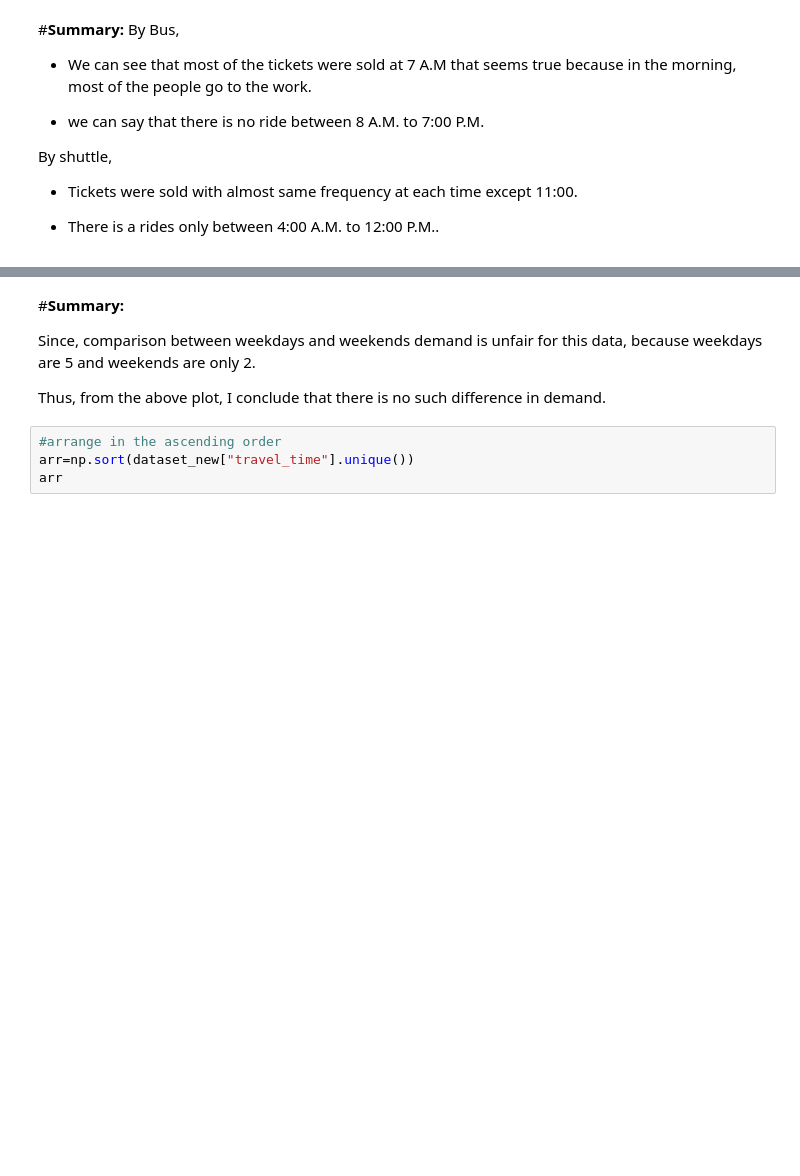
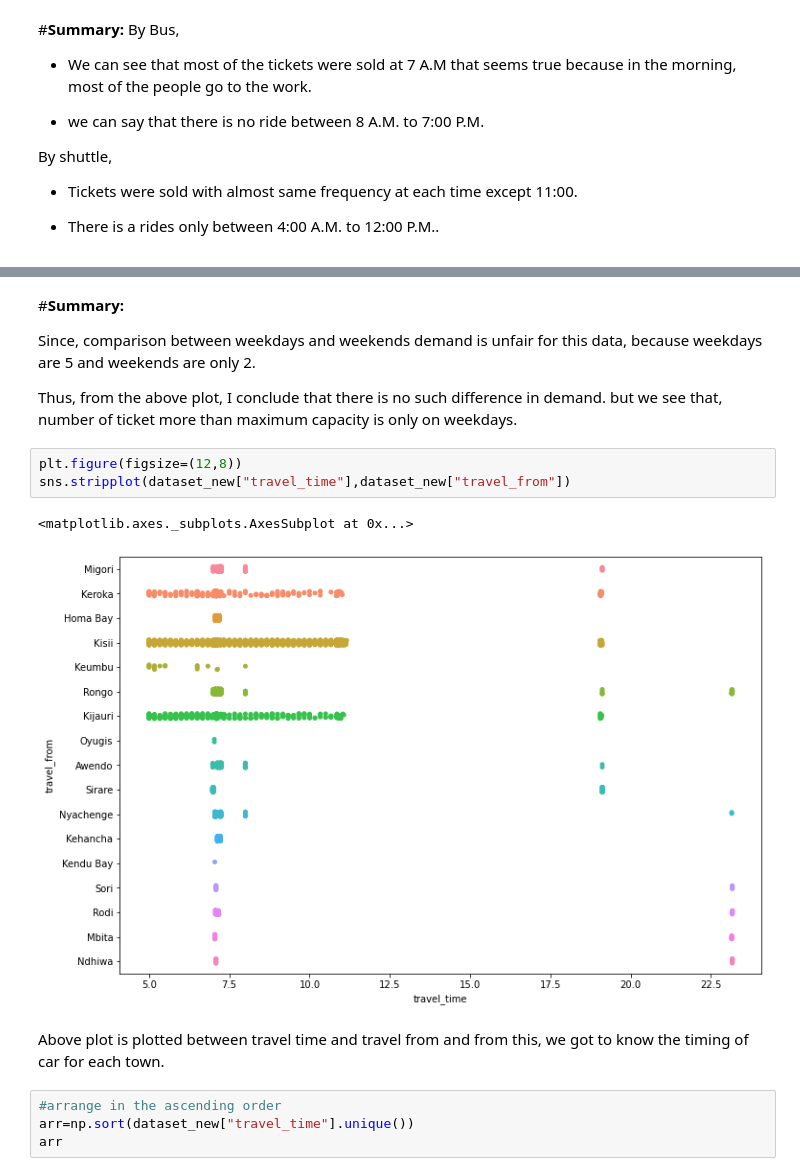
Before and after one commit to Shreya-data/Transport-Demand-Prediction, a Jupyter notebook: Untitled14.ipynb, the cells around one changed output, grey strips where cells are left out. Cells and saved outputs as stored; diff of their text form; blank space fills up the shorter version.

```diff
--- a/Untitled14.ipynb
+++ b/Untitled14.ipynb
@@ -533,7 +551,15 @@ strip_plot("is_weekend")
 Since, comparison between weekdays and weekends demand is unfair for this data,
 because weekdays are 5 and weekends are only 2.
 
-Thus, from the above plot, I conclude that there is no such difference in demand.
+Thus, from the above plot, I conclude that there is no such difference in demand. but we see that, number of ticket more than maximum capacity is only on weekdays.
+# %%
+plt.figure(figsize=(12,8))
+sns.stripplot(dataset_new["travel_time"],dataset_new["travel_from"])
+# %% [output]
+<matplotlib.axes._subplots.AxesSubplot at 0x...>
+[figure, added]
+# %% [markdown]
+Above plot is plotted between travel time and travel from and from this, we got to know the timing of car for each town.
 # %%
 #arrange in the ascending order
 arr=np.sort(dataset_new["travel_time"].unique())
```
Also changed, not shown: parts of 109 cells of this notebook.
